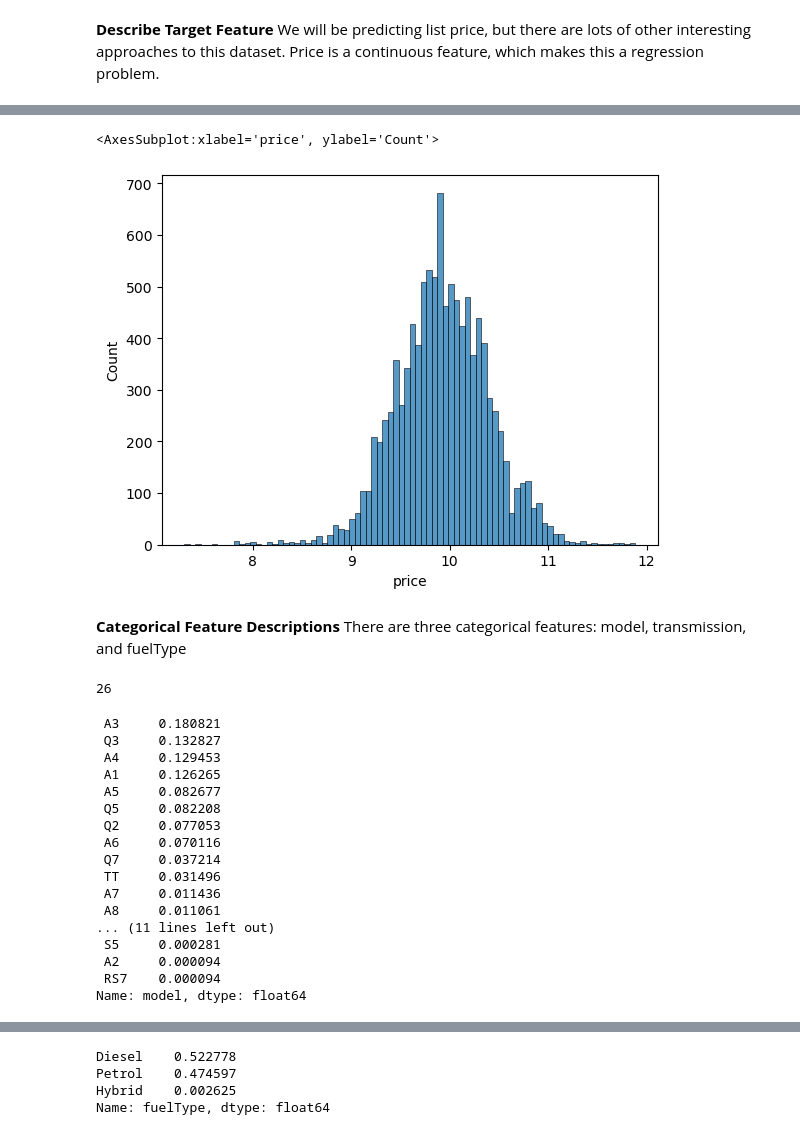
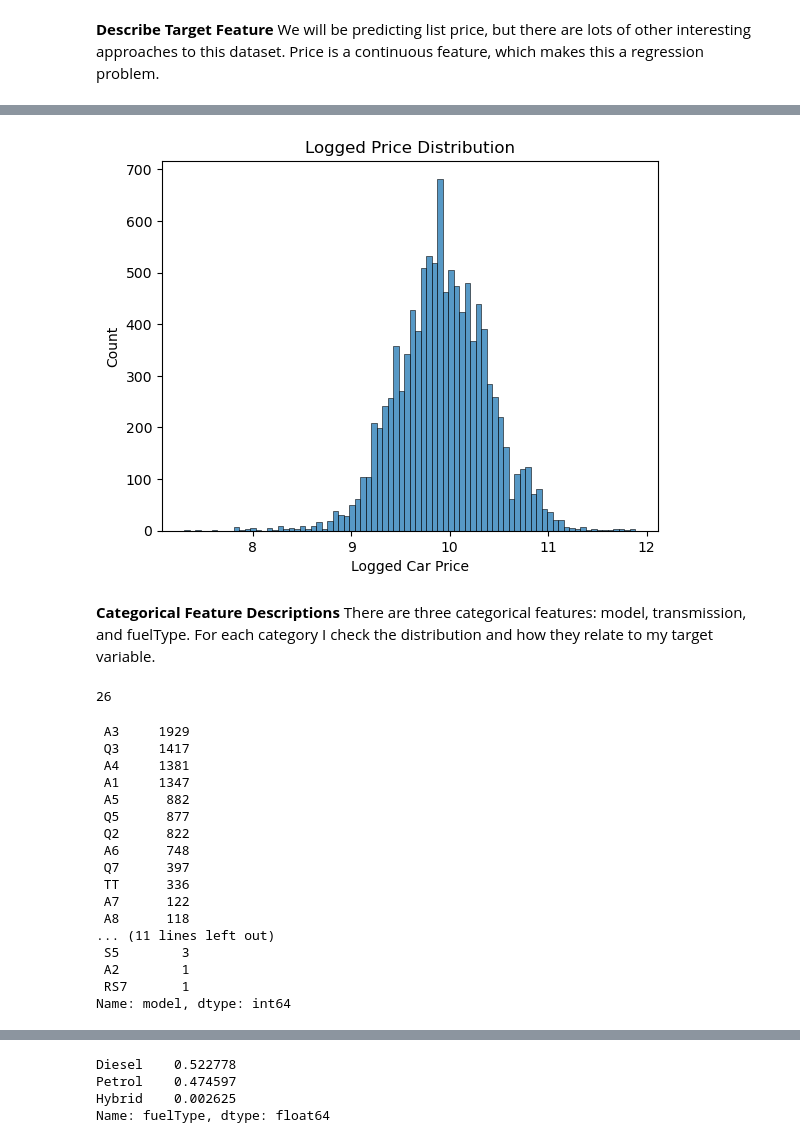
Before and after one commit to burkeob/Car-Price-Prediction, a Jupyter notebook: src/EDA.ipynb, the cells around one changed output, grey strips where cells are left out. Cells and saved outputs as stored; diff of their text form; code cells hidden in the pictures.

```diff
--- a/src/EDA.ipynb
+++ b/src/EDA.ipynb
@@ -132,32 +148,34 @@ plt.savefig('../figures/price_histogram.png')
 # %%
 sb.histplot(np.log(df['price']))
+plt.xlabel('Logged Car Price')
+plt.title('Logged Price Distribution')
+plt.savefig('../figures/log_price_histogram.png')
 # %% [output]
-<AxesSubplot:xlabel='price', ylabel='Count'>
-[figure, old version]
+[figure, new version]
 # %% [markdown]
 **Categorical Feature Descriptions**
-There are three categorical features: model, transmission, and fuelType
+There are three categorical features: model, transmission, and fuelType. For each category I check the distribution and how they relate to my target variable.
 # %%
 len(df['model'].value_counts())
 # %% [output]
 26
 # %%
-df['model'].value_counts() / len(df)
+df['model'].value_counts()
 # %% [output]
- A3     0.180821
- Q3     0.132827
- A4     0.129453
- A1     0.126265
- A5     0.082677
- Q5     0.082208
- Q2     0.077053
- A6     0.070116
- Q7     0.037214
- TT     0.031496
- A7     0.011436
- A8     0.011061
+ A3     1929
+ Q3     1417
+ A4     1381
+ A1     1347
+ A5      882
+ Q5      877
+ Q2      822
+ A6      748
+ Q7      397
+ TT      336
+ A7      122
+ A8      118
 ... (11 lines left out)
- S5     0.000281
- A2     0.000094
- RS7    0.000094
-Name: model, dtype: float64
+ S5        3
+ A2        1
+ RS7       1
+Name: model, dtype: int64
```
Also changed, not shown: parts of 24 cells of this notebook, 24 other files.
